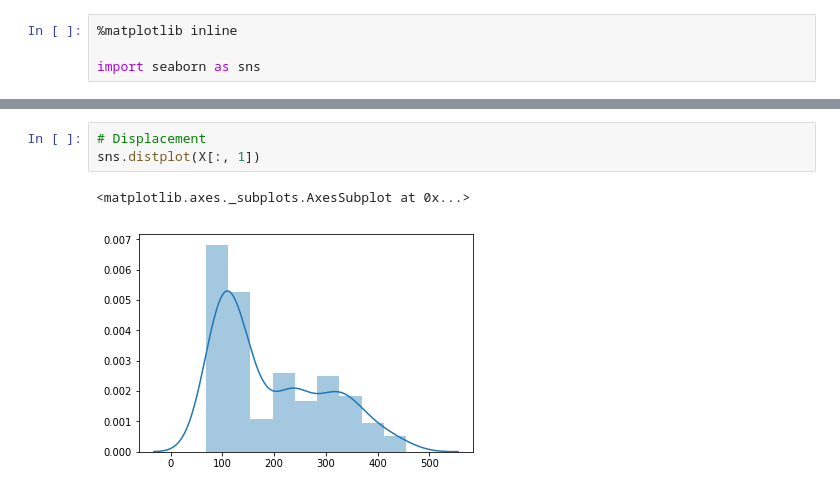
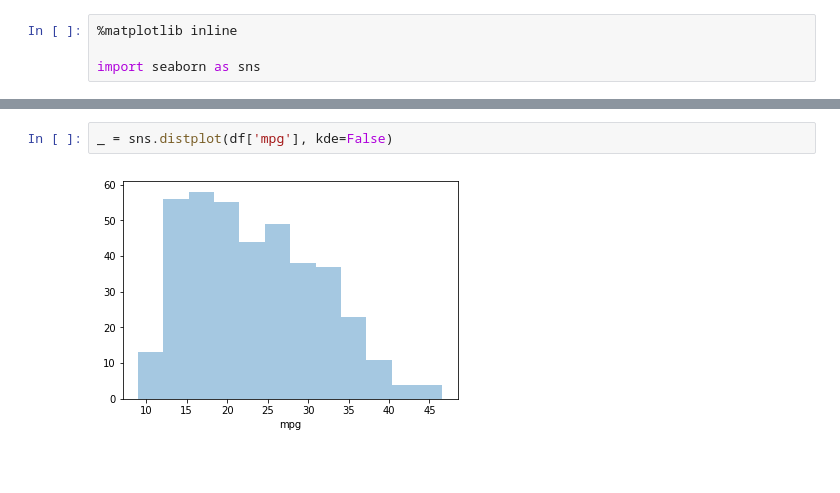
Before and after one commit to EikeDehling/machine-learnings, a Jupyter notebook: exploratory_data_analysis_auto_mpg.ipynb, the cells around one changed output, grey strips where cells are left out. Cells and saved outputs as stored; diff of their text form; blank space fills up the shorter version.

```diff
--- a/exploratory_data_analysis_auto_mpg.ipynb
+++ b/exploratory_data_analysis_auto_mpg.ipynb
@@ -30,6 +43,4 @@ sns.distplot(X[:, 0])
-# %%
-# Displacement
-sns.distplot(X[:, 1])
-# %% [output]
-<matplotlib.axes._subplots.AxesSubplot at 0x...>
-[figure, removed]
+# %%
+_ = sns.distplot(df['mpg'], kde=False)
+# %% [output]
+[figure, added]
```
Also changed, not shown: parts of 27 cells of this notebook, 1 other file.
